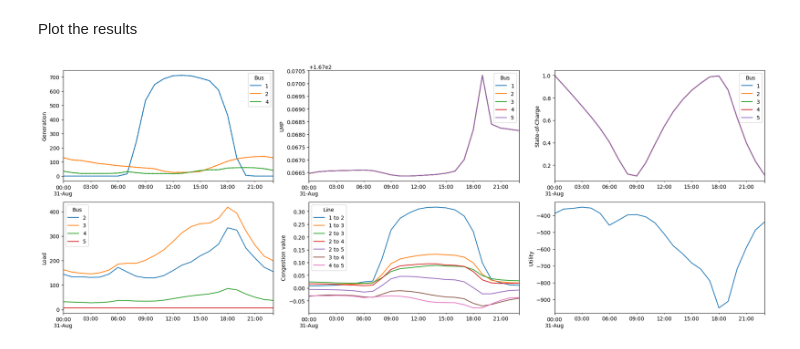
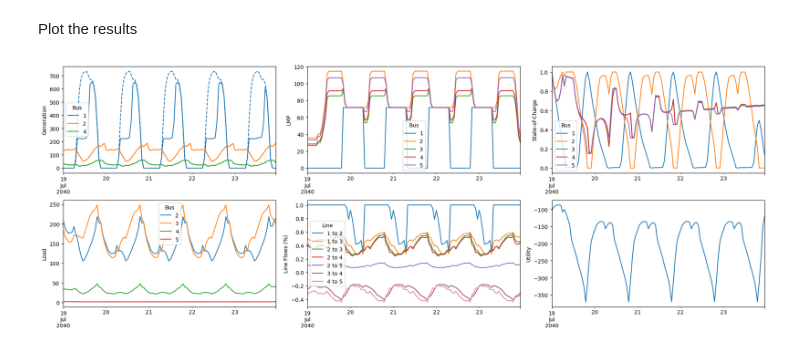
Before and after one commit to eli-brock/opf_zero_marginal_cost, a Jupyter notebook: opf.ipynb, the cells around one changed output. Drawn from its saved outputs; the diff is of its cells as text; code cells hidden in the pictures.

```diff
--- a/opf.ipynb
+++ b/opf.ipynb
@@ -7,21 +7,32 @@ import pandas as pd
 # %% [markdown]
 Load system model and generation/demand profiles from Excel, adapted from the network in Example 11_9 in PowerWorld Simulator 18 (Glover, Sarma & Overbye Edition) [Fourth Edition Sample Cases](https://www.powerworld.com/simulator-18-glover-sarma-overbye-edition-download). Generate input data.
 # %%
-model = pd.read_excel('Example11_9_Network_Model_24hour.xlsx', sheet_name=None)
+model = pd.read_excel('Example11_9_Network_Model_Jul19.xlsx', sheet_name=None)
+
 gen = pd.read_excel('Normalized generation profiles.xlsx', sheet_name='Normalized', index_col=0)
 gen.index+=pd.TimedeltaIndex(gen.HE-1, unit='h')
 gen = gen.drop(columns='HE')
 gen = gen[model['Gen']['Type']].apply(np.array, axis='columns')
 gen = gen.apply(lambda x: x*np.array(model['Gen']['Installed MW']))
 gen.name = 'Maximum Generation'
+
 demand = model['LoadProfiles'].set_index('Date')
 demand.index+=pd.TimedeltaIndex(demand.HE-1, unit='h')
 demand = demand.drop(columns='HE')
+
 load = demand.loc[:,demand.columns.str.contains('Load')].apply(np.array, axis='columns')
 load.name = 'Fixed Load'
+
 price = demand.loc[:,demand.columns.str.contains('Price')].apply(np.array, axis='columns')
 price.name = 'Fixed Price'
+
 results = pd.DataFrame(gen).join([load, price], how='inner')
+
+n_days = 5
+extra_days = [results.copy() for _ in range(n_days-1)]
+for i, extra_day in enumerate(extra_days):
+    extra_day.index += pd.Timedelta(days=i+1)
+results = pd.concat([results] + extra_days)
 # %% [markdown]
 Define as variables some problem parameters.
 # %%
@@ -50,7 +61,7 @@ base = 100
 P_line = np.zeros((N,N))
 limits = model['Line']
 P_line[limits['From Number']-1, limits['To Number']-1] = limits['Lim A MVA']
-P_line = 10*(P_line+P_line.T)/base
+P_line = 1*(P_line+P_line.T)/base
 
 # The buses with generators and loads
 L = np.array(model['Load']['Number of Bus']-1)
@@ -93,6 +104,7 @@ def sim(input):
     b = cp.Variable(N)
     b_0 = cp.Variable(N)
     delta = cp.Variable((N, T))
+
     constraints = [
         AG@p_g-AL@p_d-p_b == -B@delta,
         p_g <= p_g_max,
@@ -108,6 +120,7 @@ def sim(input):
         cp.multiply(B, delta_t[:,np.newaxis]-delta_t[np.newaxis,:]) <= P_line
         for delta_t in delta.T
     ]
+
     cp.Problem(
         cp.Maximize(
             cp.sum(
@@ -115,7 +128,7 @@ def sim(input):
             )
         ),
         constraints
-    ).solve()
+    ).solve(verbose=True, max_iters=2000)
 
     to_column = lambda x: pd.Series(x, index=input.index)
 
@@ -148,32 +179,32 @@ ax[0,0].legend(G+1, title='Bus')
 results['LMP'].apply(pd.Series).plot(ax=ax[0,1])
 ax[0,1].set_ylabel('LMP')
 ax[0,1].legend(range(1,N+1), title='Bus')
 
 (b_0/b+results['Storage'].apply(pd.Series).cumsum().shift().fillna(0)/b/base).plot(ax=ax[0,2])
 ax[0,2].legend(range(1,N+1), title='Bus')
 ax[0,2].set_ylabel('State-of-Charge')
 
 results['Dispatched Load'].apply(pd.Series).plot(ax=ax[1,0])
 ax[1,0].set_ylabel('Load')
 ax[1,0].legend(L+1, title='Bus')
 
 idx = np.array(np.where(P_line != 0))
 results['Congestion'].apply(
     lambda M: pd.Series(
         {
             f'{i+1} to {j+1}': M[i,j]/P_line[i,j]
             for i, j in idx[:,idx[0] < idx[1]].T
         }
     )
 ).plot(ax=ax[1,1])
-ax[1,1].set_ylabel('Congestion value')
+ax[1,1].set_ylabel('Line Flows (%)')
 ax[1,1].legend(title='Line')
 
 results['U'].plot(ax=ax[1,2])
 ax[1,2].set_ylabel('Utility')
 
 fig.set_size_inches(fig.get_size_inches()*[3,1.5])
 fig.tight_layout()
 fig.show()
 # %% [output]
-[figure, old version]
+[figure, new version]
```
Also changed, not shown: parts of 1 cell of this notebook.
